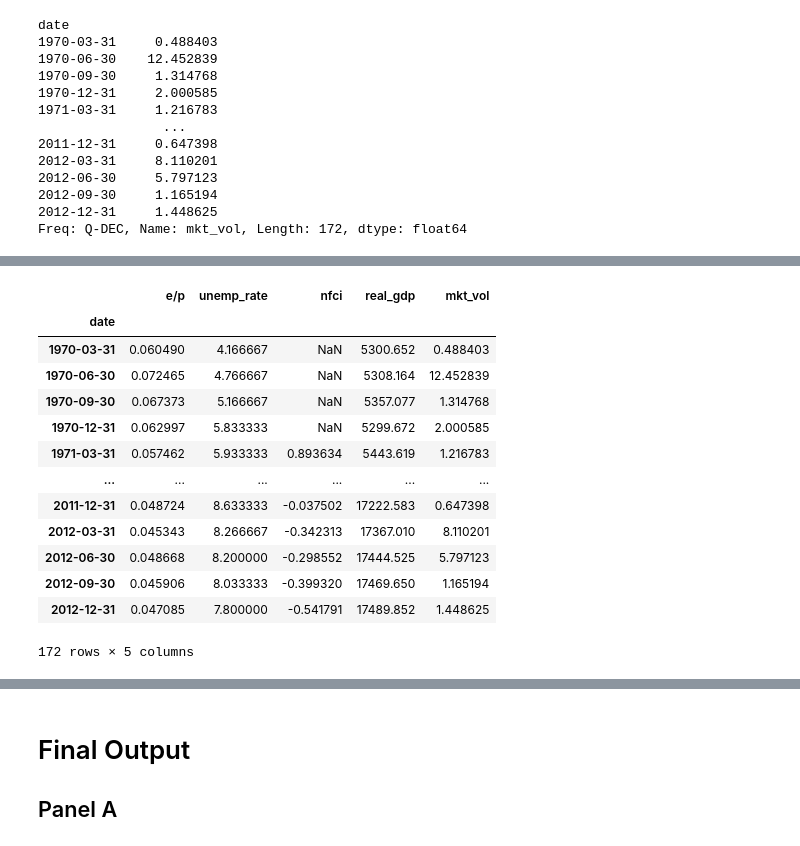
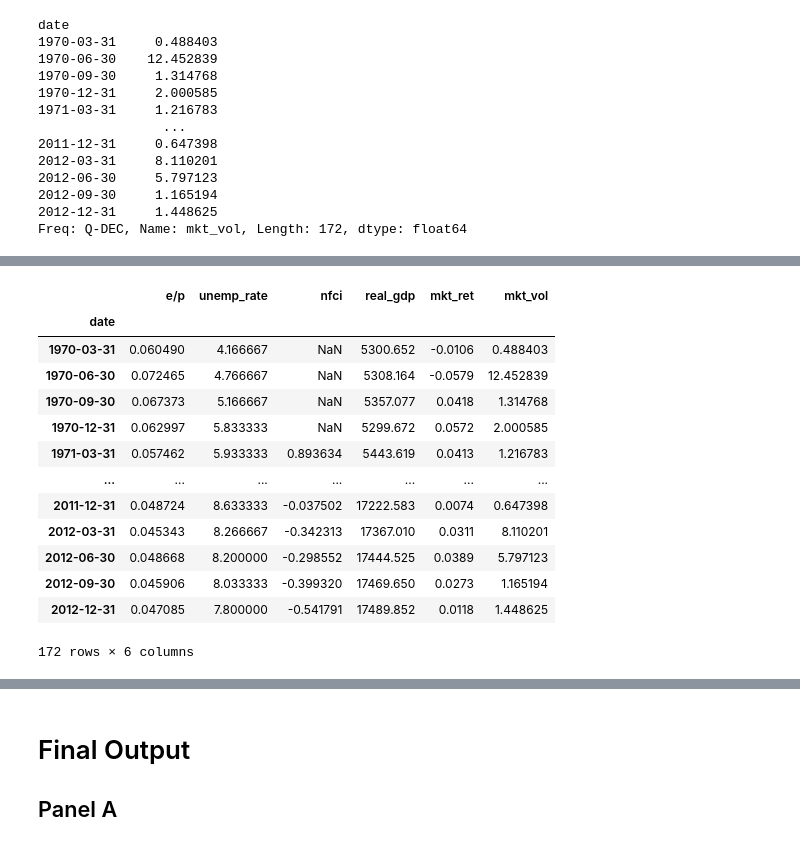
Before and after one commit to 1scarecrow1/intermediary-asset-pricing, a Jupyter notebook: src/Table03_v2.ipynb, the cells around one changed output, grey strips where cells are left out. Cells and saved outputs as stored; diff of their text form; code cells hidden in the pictures.

Commit message:
Table 03 updated

```diff
--- a/src/Table03_v2.ipynb
+++ b/src/Table03_v2.ipynb
@@ -838,0 +841,14 @@ Freq: Q-DEC, Name: mkt_vol, Length: 172, dtype: float64
+# %%
+import pandas_datareader.data as web
+
+startdate = '19700101'
+enddate = '20121231'
+
+rawdata = web.DataReader('F-F_Research_Data_5_Factors_2x3', data_source='famafrench',start=startdate,end=enddate)
+ff_facs = rawdata[0] / 100
+# convert the yyyy-mm to timestamp object. default is to put first of month, but should be end of month
+ff_facs = ff_facs.to_timestamp().resample('Q').last()
+ff_facs.rename(columns={'Mkt-RF':'MKT'},inplace=True)
+ff_facs.rename(columns={'MKT':'mkt_ret'},inplace=True)
+
+ff_facs
@@ -839,21 +870,22 @@ Freq: Q-DEC, Name: mkt_vol, Length: 172, dtype: float64
 # %%
 macro_merged = shiller_cape[['e/p']].merge(macro_data[['unemp_rate', 'nfci', 'real_gdp']], left_index=True, right_index=True)
+macro_merged = macro_merged.merge(ff_facs[['mkt_ret']],left_index=True, right_index=True)
 macro_merged = macro_merged.merge(annualized_volatility, left_index=True, right_index=True)
 macro_merged
 # %% [output]
-|  | e/p | unemp_rate | nfci | real_gdp | mkt_vol |
-| date |  |  |  |  |  |
-| 1970-03-31 | 0.060490 | 4.166667 | NaN | 5300.652 | 0.488403 |
-| 1970-06-30 | 0.072465 | 4.766667 | NaN | 5308.164 | 12.452839 |
-| 1970-09-30 | 0.067373 | 5.166667 | NaN | 5357.077 | 1.314768 |
-| 1970-12-31 | 0.062997 | 5.833333 | NaN | 5299.672 | 2.000585 |
-| 1971-03-31 | 0.057462 | 5.933333 | 0.893634 | 5443.619 | 1.216783 |
-| ... | ... | ... | ... | ... | ... |
-| 2011-12-31 | 0.048724 | 8.633333 | -0.037502 | 17222.583 | 0.647398 |
-| 2012-03-31 | 0.045343 | 8.266667 | -0.342313 | 17367.010 | 8.110201 |
-| 2012-06-30 | 0.048668 | 8.200000 | -0.298552 | 17444.525 | 5.797123 |
-| 2012-09-30 | 0.045906 | 8.033333 | -0.399320 | 17469.650 | 1.165194 |
-| 2012-12-31 | 0.047085 | 7.800000 | -0.541791 | 17489.852 | 1.448625 |
+|  | e/p | unemp_rate | nfci | real_gdp | mkt_ret | mkt_vol |
+| date |  |  |  |  |  |  |
+| 1970-03-31 | 0.060490 | 4.166667 | NaN | 5300.652 | -0.0106 | 0.488403 |
+| 1970-06-30 | 0.072465 | 4.766667 | NaN | 5308.164 | -0.0579 | 12.452839 |
+| 1970-09-30 | 0.067373 | 5.166667 | NaN | 5357.077 | 0.0418 | 1.314768 |
+| 1970-12-31 | 0.062997 | 5.833333 | NaN | 5299.672 | 0.0572 | 2.000585 |
+| 1971-03-31 | 0.057462 | 5.933333 | 0.893634 | 5443.619 | 0.0413 | 1.216783 |
+| ... | ... | ... | ... | ... | ... | ... |
+| 2011-12-31 | 0.048724 | 8.633333 | -0.037502 | 17222.583 | 0.0074 | 0.647398 |
+| 2012-03-31 | 0.045343 | 8.266667 | -0.342313 | 17367.010 | 0.0311 | 8.110201 |
+| 2012-06-30 | 0.048668 | 8.200000 | -0.298552 | 17444.525 | 0.0389 | 5.797123 |
+| 2012-09-30 | 0.045906 | 8.033333 | -0.399320 | 17469.650 | 0.0273 | 1.165194 |
+| 2012-12-31 | 0.047085 | 7.800000 | -0.541791 | 17489.852 | 0.0118 | 1.448625 |
-172 rows × 5 columns
+172 rows × 6 columns
 # %%
 levels2 = levels.merge(macro_merged, left_index=True, right_index=True)
```
Also changed, not shown: parts of 11 cells of this notebook, 1 other file.
